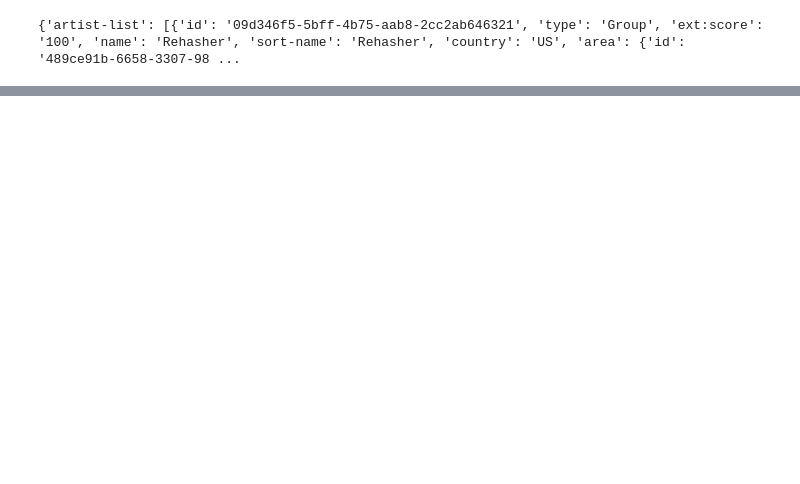
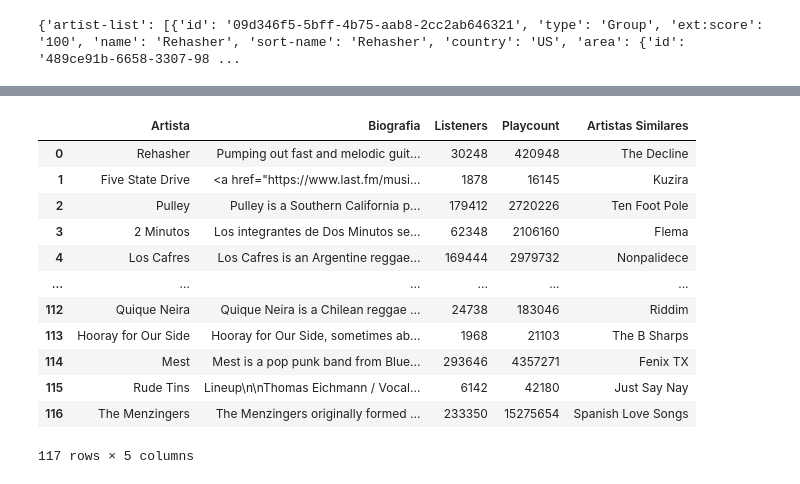
Before and after one commit to psainzpc/proyecto-da-promo-k-modulo-2-team-1, a Jupyter notebook: genero_ska.ipynb, the cells around one changed output, grey strips where cells are left out. Drawn from its saved outputs; the diff is of its cells as text; code cells hidden in the pictures; blank space fills up the shorter version.

Commit message:
Last fm en SKA

```diff
--- a/genero_ska.ipynb
+++ b/genero_ska.ipynb
@@ -311,0 +328,4 @@ pd.DataFrame(artistas_ska_2020_mb)
+# %%
+artista = respuesta.json()
+
+artista
@@ -311,0 +403,37 @@ pd.DataFrame(artistas_ska_2020_mb)
+# %%
+dic_artistas_ska_2019 = {"Artista":[], "Biografia":[], "Listeners":[], "Playcount":[], "Artistas Similares":[]}
+for a in lista_artistas_ska_2019 :
+    params_info = {
+        'method': 'artist.getinfo',
+        'artist': a,
+        'api_key': api_key,
+        'format': 'json'
+        }
+    url = f"http://ws.audioscrobbler.com/2.0/"
+    respuesta = requests.get(url, params=params_info)
+    artista = respuesta.json()
+    try:
+        dic_artistas_ska_2019['Artista'].append(artista["artist"]["name"])
+    except:
+        dic_artistas_ska_2019["Artista"].append(None)
+    try:
+        dic_artistas_ska_2019["Biografia"].append(artista["artist"]["bio"]["summary"])
+    except:
+        dic_artistas_ska_2019["Biografia"].append(None)
+    try:
+        dic_artistas_ska_2019["Listeners"].append(artista["artist"]["stats"]["listeners"])
+    except:
+        dic_artistas_ska_2019["Listeners"].append(None)
+    try:
+        dic_artistas_ska_2019["Playcount"].append(artista["artist"]["stats"]["playcount"])
+    except:
+        dic_artistas_ska_2019["Playcount"].append(None)
+    try:
+        dic_artistas_ska_2019["Artistas Similares"].append(artista["artist"]["similar"]["artist"][0]["name"])
+    except:
+        dic_artistas_ska_2019["Artistas Similares"].append(None)
+print((dic_artistas_ska_2019["Artista"]))
+print((dic_artistas_ska_2019["Biografia"]))
+print((dic_artistas_ska_2019["Listeners"]))
+print((dic_artistas_ska_2019["Playcount"]))
+print((dic_artistas_ska_2019["Artistas Similares"]))
@@ -311,0 +446,16 @@ pd.DataFrame(artistas_ska_2020_mb)
+# %%
+pd.DataFrame(dic_artistas_ska_2019)
+# %% [output]
+|  | Artista | Biografia | Listeners | Playcount | Artistas Similares |
+| 0 | Rehasher | Pumping out fast and melodic guit... | 30248 | 420948 | The Decline |
+| 1 | Five State Drive | <a href="https://www.last.fm/musi... | 1878 | 16145 | Kuzira |
+| 2 | Pulley | Pulley is a Southern California p... | 179412 | 2720226 | Ten Foot Pole |
+| 3 | 2 Minutos | Los integrantes de Dos Minutos se... | 62348 | 2106160 | Flema |
+| 4 | Los Cafres | Los Cafres is an Argentine reggae... | 169444 | 2979732 | Nonpalidece |
+| ... | ... | ... | ... | ... | ... |
+| 112 | Quique Neira | Quique Neira is a Chilean reggae ... | 24738 | 183046 | Riddim |
+| 113 | Hooray for Our Side | Hooray for Our Side, sometimes ab... | 1968 | 21103 | The B Sharps |
+| 114 | Mest | Mest is a pop punk band from Blue... | 293646 | 4357271 | Fenix TX |
+| 115 | Rude Tins | Lineup\n\nThomas Eichmann / Vocal... | 6142 | 42180 | Just Say Nay |
+| 116 | The Menzingers | The Menzingers originally formed ... | 233350 | 15275654 | Spanish Love Songs |
+117 rows × 5 columns
```
Also changed, not shown: parts of 33 cells of this notebook, 1 other file.
